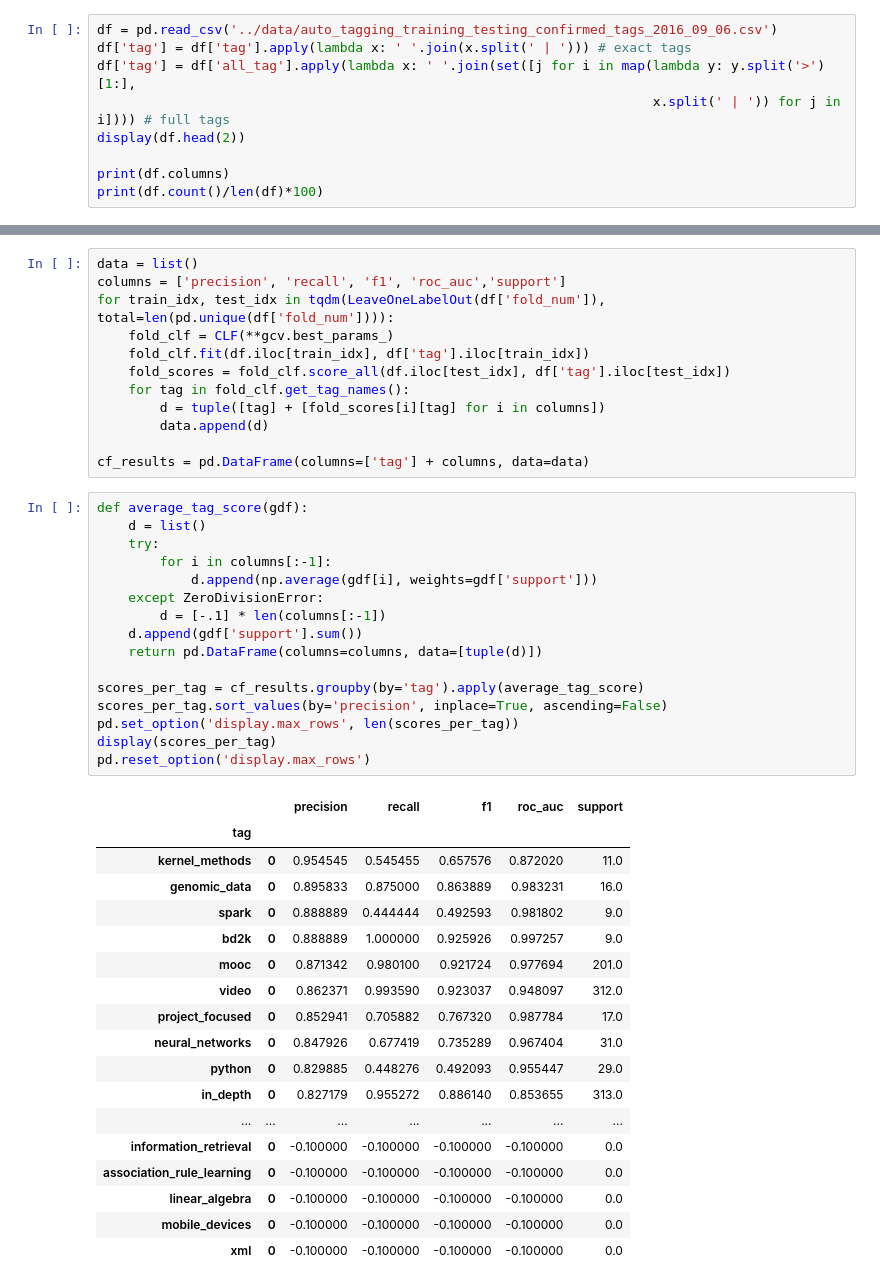
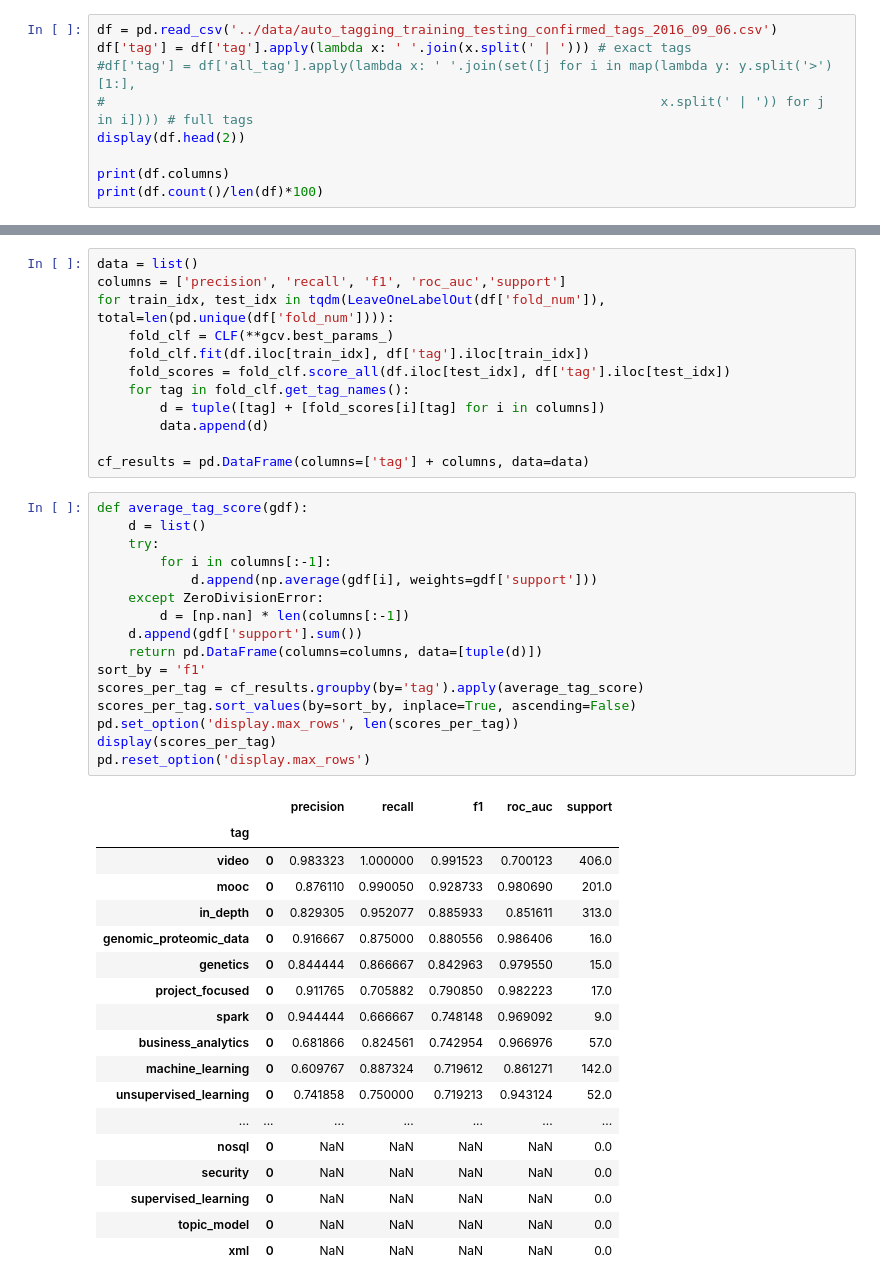
Before and after one commit to priyambj/erudite-py, a Jupyter notebook: notebooks/tagging/NMF CLF NB.ipynb, the cells around one changed output, grey strips where cells are left out. Drawn from its saved outputs; the diff is of its cells as text.

```diff
--- a/notebooks/tagging/NMF CLF NB.ipynb
+++ b/notebooks/tagging/NMF CLF NB.ipynb
@@ -10,8 +10,8 @@ Using Theano backend.
 # %%
 df = pd.read_csv('../data/auto_tagging_training_testing_confirmed_tags_2016_09_06.csv')
 df['tag'] = df['tag'].apply(lambda x: ' '.join(x.split(' | '))) # exact tags
-df['tag'] = df['all_tag'].apply(lambda x: ' '.join(set([j for i in map(lambda y: y.split('>')[1:],
-                                                                       x.split(' | ')) for j in i]))) # full tags
+#df['tag'] = df['all_tag'].apply(lambda x: ' '.join(set([j for i in map(lambda y: y.split('>')[1:],
+#                                                                       x.split(' | ')) for j in i]))) # full tags
 display(df.head(2))
 
 print(df.columns)
@@ -377,37 +377,37 @@ cf_results = pd.DataFrame(columns=['tag'] + columns, data=data)
 # %%
 def average_tag_score(gdf):
     d = list()
     try:
         for i in columns[:-1]:
             d.append(np.average(gdf[i], weights=gdf['support']))
     except ZeroDivisionError:
-        d = [-.1] * len(columns[:-1])
+        d = [np.nan] * len(columns[:-1])
     d.append(gdf['support'].sum())
     return pd.DataFrame(columns=columns, data=[tuple(d)])
-
+sort_by = 'f1'
 scores_per_tag = cf_results.groupby(by='tag').apply(average_tag_score)
-scores_per_tag.sort_values(by='precision', inplace=True, ascending=False)
+scores_per_tag.sort_values(by=sort_by, inplace=True, ascending=False)
 pd.set_option('display.max_rows', len(scores_per_tag))
 display(scores_per_tag)
 pd.reset_option('display.max_rows')
 # %% [output]
 |  |  | precision | recall | f1 | roc_auc | support |
 | tag |  |  |  |  |  |  |
-| kernel_methods | 0 | 0.954545 | 0.545455 | 0.657576 | 0.872020 | 11.0 |
-| genomic_data | 0 | 0.895833 | 0.875000 | 0.863889 | 0.983231 | 16.0 |
-| spark | 0 | 0.888889 | 0.444444 | 0.492593 | 0.981802 | 9.0 |
-| bd2k | 0 | 0.888889 | 1.000000 | 0.925926 | 0.997257 | 9.0 |
-| mooc | 0 | 0.871342 | 0.980100 | 0.921724 | 0.977694 | 201.0 |
-| video | 0 | 0.862371 | 0.993590 | 0.923037 | 0.948097 | 312.0 |
-| project_focused | 0 | 0.852941 | 0.705882 | 0.767320 | 0.987784 | 17.0 |
-| neural_networks | 0 | 0.847926 | 0.677419 | 0.735289 | 0.967404 | 31.0 |
-| python | 0 | 0.829885 | 0.448276 | 0.492093 | 0.955447 | 29.0 |
-| in_depth | 0 | 0.827179 | 0.955272 | 0.886140 | 0.853655 | 313.0 |
+| video | 0 | 0.983323 | 1.000000 | 0.991523 | 0.700123 | 406.0 |
+| mooc | 0 | 0.876110 | 0.990050 | 0.928733 | 0.980690 | 201.0 |
+| in_depth | 0 | 0.829305 | 0.952077 | 0.885933 | 0.851611 | 313.0 |
+| genomic_proteomic_data | 0 | 0.916667 | 0.875000 | 0.880556 | 0.986406 | 16.0 |
+| genetics | 0 | 0.844444 | 0.866667 | 0.842963 | 0.979550 | 15.0 |
+| project_focused | 0 | 0.911765 | 0.705882 | 0.790850 | 0.982223 | 17.0 |
+| spark | 0 | 0.944444 | 0.666667 | 0.748148 | 0.969092 | 9.0 |
+| business_analytics | 0 | 0.681866 | 0.824561 | 0.742954 | 0.966976 | 57.0 |
+| machine_learning | 0 | 0.609767 | 0.887324 | 0.719612 | 0.861271 | 142.0 |
+| unsupervised_learning | 0 | 0.741858 | 0.750000 | 0.719213 | 0.943124 | 52.0 |
 | ... | ... | ... | ... | ... | ... | ... |
-| information_retrieval | 0 | -0.100000 | -0.100000 | -0.100000 | -0.100000 | 0.0 |
-| association_rule_learning | 0 | -0.100000 | -0.100000 | -0.100000 | -0.100000 | 0.0 |
-| linear_algebra | 0 | -0.100000 | -0.100000 | -0.100000 | -0.100000 | 0.0 |
-| mobile_devices | 0 | -0.100000 | -0.100000 | -0.100000 | -0.100000 | 0.0 |
-| xml | 0 | -0.100000 | -0.100000 | -0.100000 | -0.100000 | 0.0 |
+| nosql | 0 | NaN | NaN | NaN | NaN | 0.0 |
+| security | 0 | NaN | NaN | NaN | NaN | 0.0 |
+| supervised_learning | 0 | NaN | NaN | NaN | NaN | 0.0 |
+| topic_model | 0 | NaN | NaN | NaN | NaN | 0.0 |
+| xml | 0 | NaN | NaN | NaN | NaN | 0.0 |
 # %%
 scores_per_tag['x'] = range(len(scores_per_tag))
```
Also changed, not shown: parts of 5 cells of this notebook, 5 other files.
